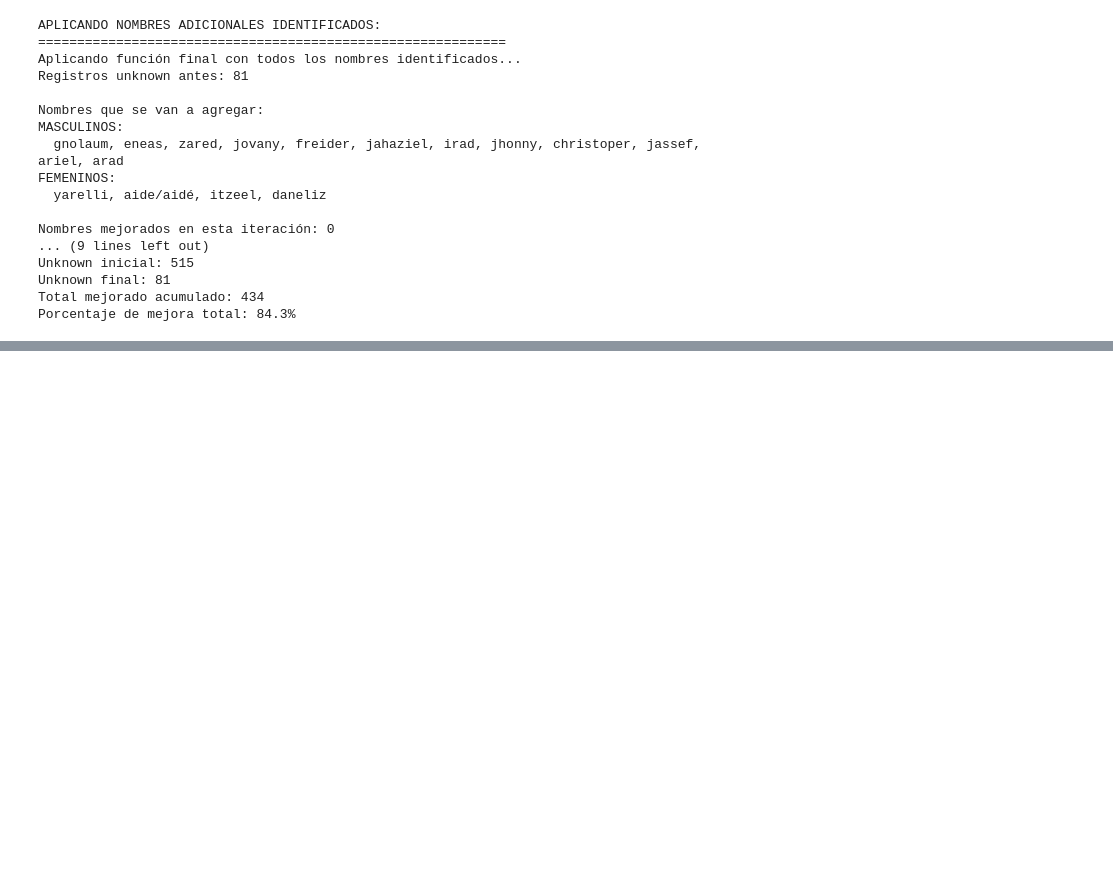
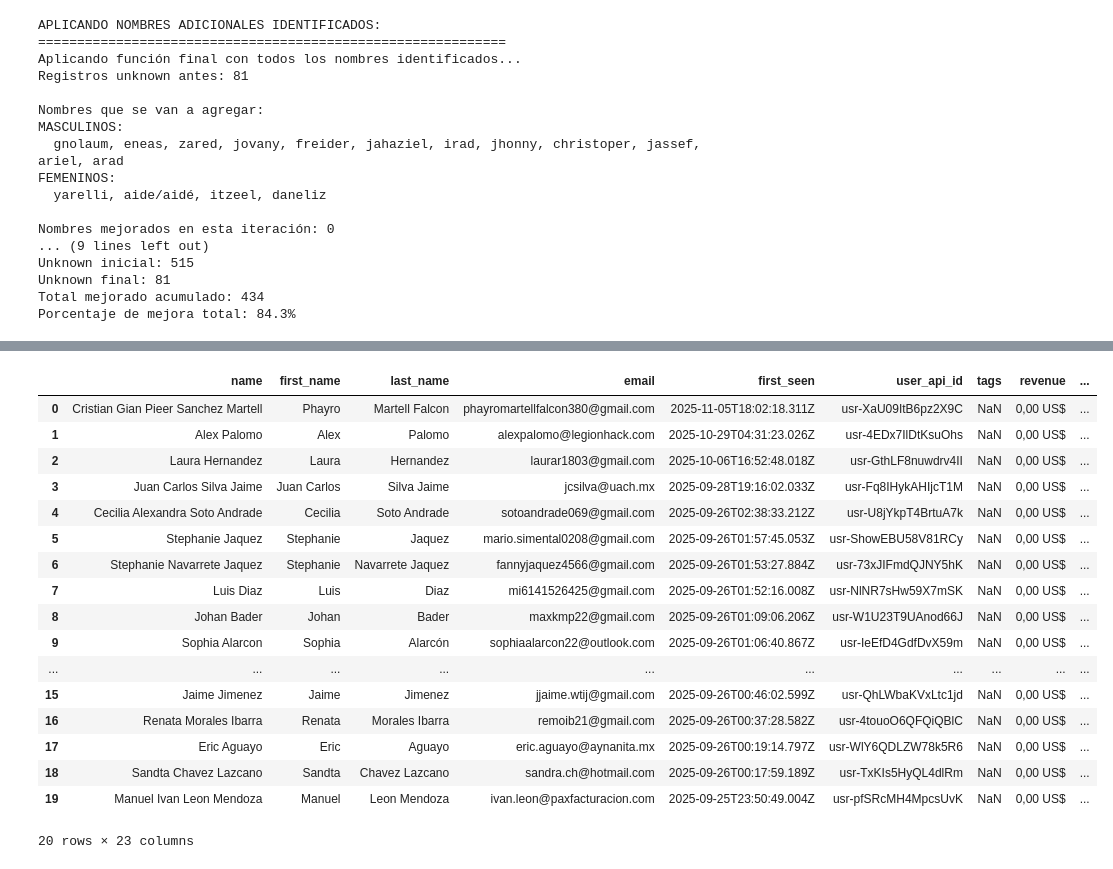
Before and after one commit to gabigabzela/jupyter, a Jupyter notebook: clean.ipynb, the cells around one changed output, grey strips where cells are left out. Saved outputs shown, nothing was run; the diff lists cells and outputs as text; code cells hidden in the pictures; blank space fills up the shorter version.

```diff
--- a/clean.ipynb
+++ b/clean.ipynb
@@ -4007,0 +4800,21 @@ Porcentaje de mejora total: 84.3%
+# %%
+df.head(20)
+# %% [output]
+|  | name | first_name | last_name | email | first_seen | user_api_id | tags | revenue | ... |
+| 0 | Cristian Gian Pieer Sanchez Martell | Phayro | Martell Falcon | phayromartellfalcon380@gmail.com | 2025-11-05T18:02:18.311Z | usr-XaU09ItB6pz2X9C | NaN | 0,00 US$ | ... |
+| 1 | Alex Palomo | Alex | Palomo | alexpalomo@legionhack.com | 2025-10-29T04:31:23.026Z | usr-4EDx7IlDtKsuOhs | NaN | 0,00 US$ | ... |
+| 2 | Laura Hernandez | Laura | Hernandez | laurar1803@gmail.com | 2025-10-06T16:52:48.018Z | usr-GthLF8nuwdrv4II | NaN | 0,00 US$ | ... |
+| 3 | Juan Carlos Silva Jaime | Juan Carlos | Silva Jaime | jcsilva@uach.mx | 2025-09-28T19:16:02.033Z | usr-Fq8IHykAHIjcT1M | NaN | 0,00 US$ | ... |
+| 4 | Cecilia Alexandra Soto Andrade | Cecilia | Soto Andrade | sotoandrade069@gmail.com | 2025-09-26T02:38:33.212Z | usr-U8jYkpT4BrtuA7k | NaN | 0,00 US$ | ... |
+| 5 | Stephanie Jaquez | Stephanie | Jaquez | mario.simental0208@gmail.com | 2025-09-26T01:57:45.053Z | usr-ShowEBU58V81RCy | NaN | 0,00 US$ | ... |
+| 6 | Stephanie Navarrete Jaquez | Stephanie | Navarrete Jaquez | fannyjaquez4566@gmail.com | 2025-09-26T01:53:27.884Z | usr-73xJIFmdQJNY5hK | NaN | 0,00 US$ | ... |
+| 7 | Luis Diaz | Luis | Diaz | mi6141526425@gmail.com | 2025-09-26T01:52:16.008Z | usr-NlNR7sHw59X7mSK | NaN | 0,00 US$ | ... |
+| 8 | Johan Bader | Johan | Bader | maxkmp22@gmail.com | 2025-09-26T01:09:06.206Z | usr-W1U23T9UAnod66J | NaN | 0,00 US$ | ... |
+| 9 | Sophia Alarcon | Sophia | Alarcón | sophiaalarcon22@outlook.com | 2025-09-26T01:06:40.867Z | usr-IeEfD4GdfDvX59m | NaN | 0,00 US$ | ... |
+| ... | ... | ... | ... | ... | ... | ... | ... | ... | ... |
+| 15 | Jaime Jimenez | Jaime | Jimenez | jjaime.wtij@gmail.com | 2025-09-26T00:46:02.599Z | usr-QhLWbaKVxLtc1jd | NaN | 0,00 US$ | ... |
+| 16 | Renata Morales Ibarra | Renata | Morales Ibarra | remoib21@gmail.com | 2025-09-26T00:37:28.582Z | usr-4touoO6QFQiQBlC | NaN | 0,00 US$ | ... |
+| 17 | Eric Aguayo | Eric | Aguayo | eric.aguayo@aynanita.mx | 2025-09-26T00:19:14.797Z | usr-WlY6QDLZW78k5R6 | NaN | 0,00 US$ | ... |
+| 18 | Sandta Chavez Lazcano | Sandta | Chavez Lazcano | sandra.ch@hotmail.com | 2025-09-26T00:17:59.189Z | usr-TxKIs5HyQL4dlRm | NaN | 0,00 US$ | ... |
+| 19 | Manuel Ivan Leon Mendoza | Manuel | Leon Mendoza | ivan.leon@paxfacturacion.com | 2025-09-25T23:50:49.004Z | usr-pfSRcMH4MpcsUvK | NaN | 0,00 US$ | ... |
+20 rows × 23 columns
```
Also changed, not shown: parts of 12 cells of this notebook, 1 other file.
